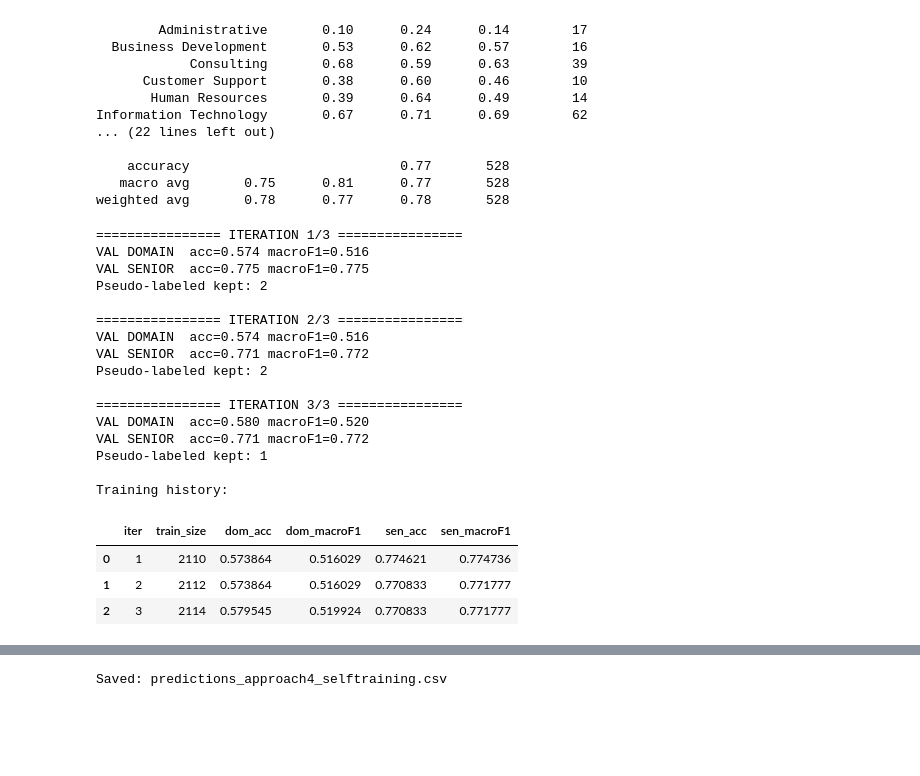
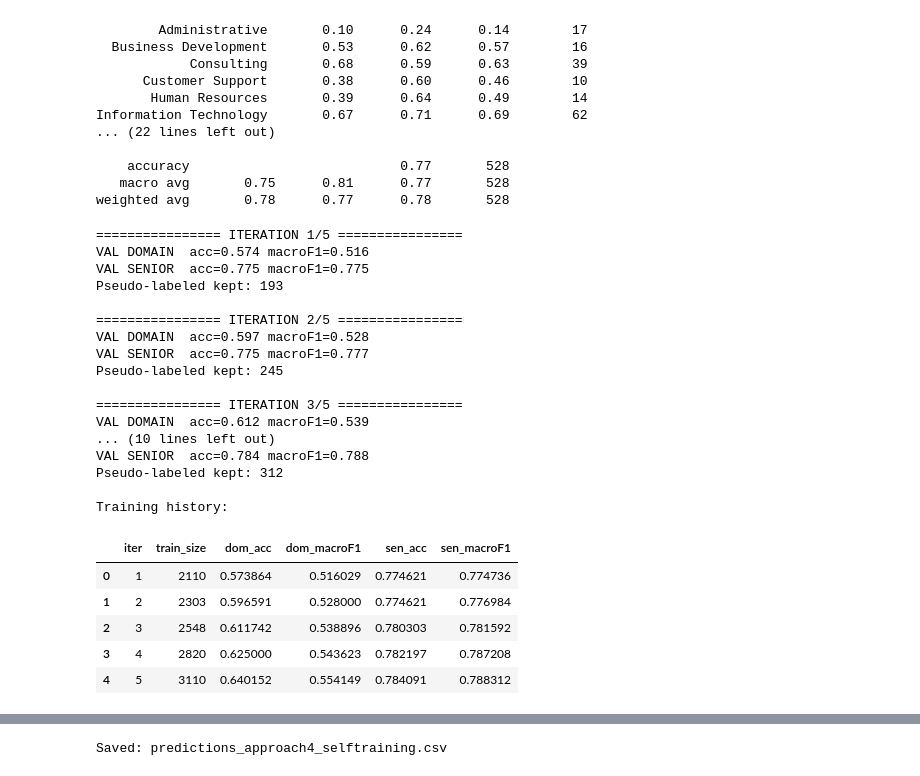
Before and after one commit to LennartRedlich/Capstone-Project-, a Jupyter notebook: pseudolabeling_selftraining_tfidf.ipynb, the cells around one changed output, grey strips where cells are left out. Cells and saved outputs as stored; diff of their text form; code cells hidden in the pictures; blank space fills up the shorter version.

```diff
--- a/pseudolabeling_selftraining_tfidf.ipynb
+++ b/pseudolabeling_selftraining_tfidf.ipynb
@@ -272,10 +272,10 @@ def pseudo_label(df_unlabeled, tfidf_vec, model_dom, model_sen,
 
     return keep
 # %%
-N_ITERS = 3
-CONF_DOM = 0.80
-CONF_SEN = 0.80
-TOPK_PER_DOMAIN = 60
+N_ITERS = 5
+CONF_DOM = 0.40
+CONF_SEN = 0.40
+TOPK_PER_DOMAIN = 100
 
 EXCLUDE_OTHER = True
 OTHER_LABEL = "Other"
@@ -324,43 +324,46 @@ for it in range(1, N_ITERS + 1):
         exclude_other=EXCLUDE_OTHER,
         other_label=OTHER_LABEL,
         topk_per_domain=TOPK_PER_DOMAIN
     )
 
     print("Pseudo-labeled kept:", len(pseudo))
     if len(pseudo) == 0:
         print("No pseudo labels passed thresholds. Stopping early.")
         break
 
     # 4) Add pseudo labels to training mix
     pseudo_for_train = pseudo.rename(columns={
         "pseudo_domain": "domain",
         "pseudo_seniority": "seniority"
     })[["text","domain","seniority"]].copy()
 
     work_train = pd.concat([work_train, pseudo_for_train], ignore_index=True)
 
 print("\nTraining history:")
 hist_df = pd.DataFrame(history, columns=["iter","train_size","dom_acc","dom_macroF1","sen_acc","sen_macroF1"])
 display(hist_df)
 # %% [output]
-================ ITERATION 1/3 ================
+================ ITERATION 1/5 ================
 VAL DOMAIN  acc=0.574 macroF1=0.516
 VAL SENIOR  acc=0.775 macroF1=0.775
-Pseudo-labeled kept: 2
+Pseudo-labeled kept: 193
 
-================ ITERATION 2/3 ================
-VAL DOMAIN  acc=0.574 macroF1=0.516
-VAL SENIOR  acc=0.771 macroF1=0.772
-Pseudo-labeled kept: 2
+================ ITERATION 2/5 ================
+VAL DOMAIN  acc=0.597 macroF1=0.528
+VAL SENIOR  acc=0.775 macroF1=0.777
+Pseudo-labeled kept: 245
 
-================ ITERATION 3/3 ================
-VAL DOMAIN  acc=0.580 macroF1=0.520
-VAL SENIOR  acc=0.771 macroF1=0.772
-Pseudo-labeled kept: 1
+================ ITERATION 3/5 ================
+VAL DOMAIN  acc=0.612 macroF1=0.539
+... (10 lines left out)
+VAL SENIOR  acc=0.784 macroF1=0.788
+Pseudo-labeled kept: 312
 
 Training history:
 |  | iter | train_size | dom_acc | dom_macroF1 | sen_acc | sen_macroF1 |
 | 0 | 1 | 2110 | 0.573864 | 0.516029 | 0.774621 | 0.774736 |
-| 1 | 2 | 2112 | 0.573864 | 0.516029 | 0.770833 | 0.771777 |
-| 2 | 3 | 2114 | 0.579545 | 0.519924 | 0.770833 | 0.771777 |
+| 1 | 2 | 2303 | 0.596591 | 0.528000 | 0.774621 | 0.776984 |
+| 2 | 3 | 2548 | 0.611742 | 0.538896 | 0.780303 | 0.781592 |
+| 3 | 4 | 2820 | 0.625000 | 0.543623 | 0.782197 | 0.787208 |
+| 4 | 5 | 3110 | 0.640152 | 0.554149 | 0.784091 | 0.788312 |
 # %%
```
Also changed, not shown: parts of 1 cell of this notebook.
